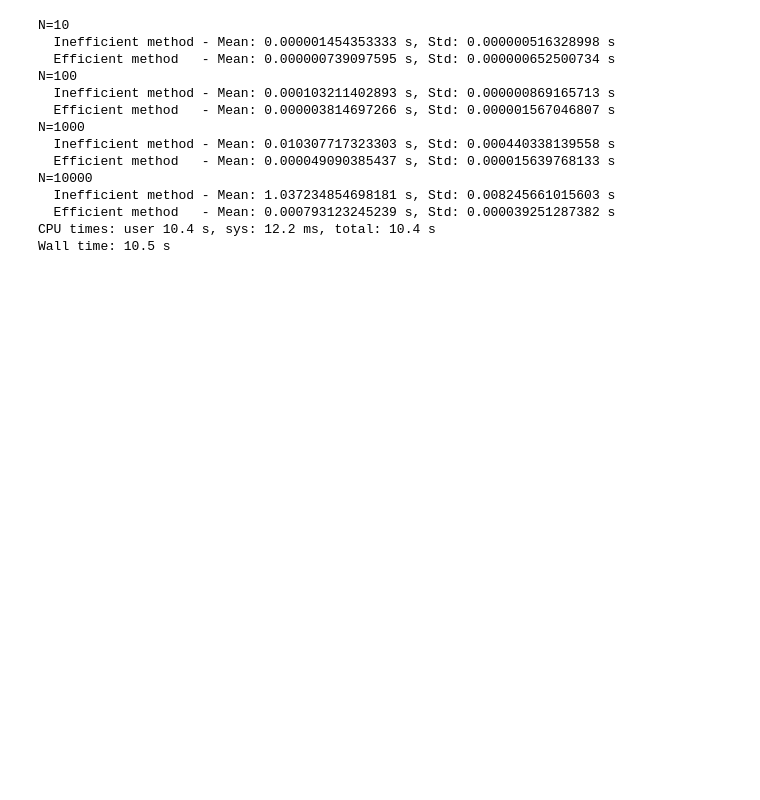
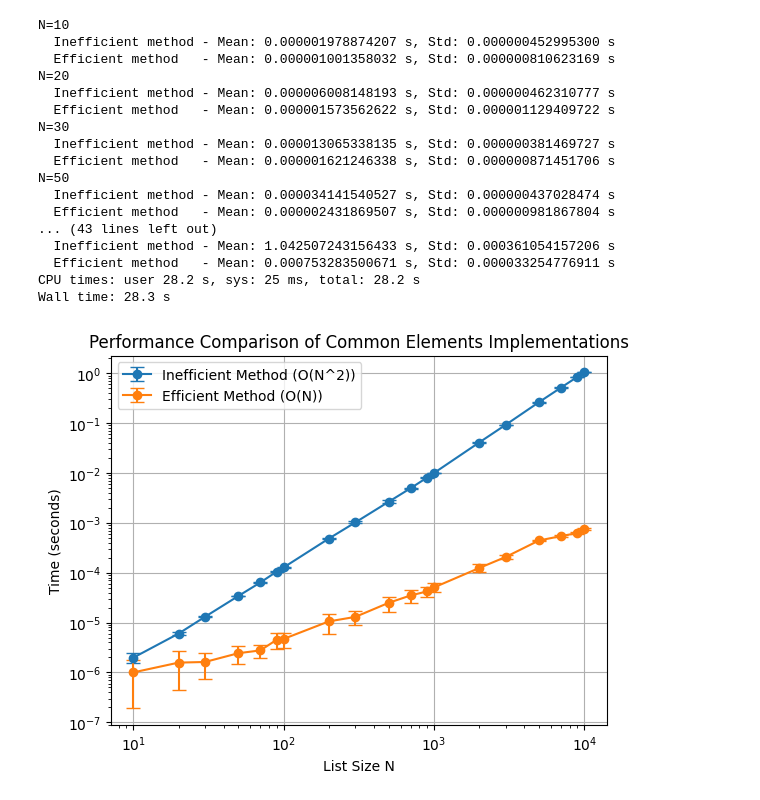
Before and after one commit to AndreaSainz/DIS, a Jupyter notebook: C1/Problem_sheet_2/Boris_Example_Class.ipynb, the cells around one changed output. Drawn from its saved outputs; the diff is of its cells as text; code cells hidden in the pictures; blank space fills up the shorter version.

```diff
--- a/C1/Problem_sheet_2/Boris_Example_Class.ipynb
+++ b/C1/Problem_sheet_2/Boris_Example_Class.ipynb
@@ -1,8 +6,4 @@
 # %%
-import random
-import time
-import matplotlib.pyplot as plt
-import numpy as np
 # Define the inefficient and efficient implementations
 def inefficient_common_elements(list1, list2):
     common_elements = []
@@ -16,7 +17,7 @@ def efficient_common_elements(list1, list2):
     return list(set(list1) & set(list2))
 
 # List sizes to test (you can adjust these values)
-N_values = [10, 100, 1000,  10000]
+N_values = [10,20,30,50,70,90, 100,200,300,500,700,900, 1000, 2000,3000,5000,7000,9000, 10000]
 
 # Lists to store means and standard deviations for times
 inefficient_times_mean = []
@@ -63,16 +64,33 @@ for N in N_values:
     print(f"  Efficient method   - Mean: {efficient_times_mean[-1]:.15f} s, Std: {efficient_times_std[-1]:.15f} s")
 # %% [output]
 N=10
-  Inefficient method - Mean: 0.000001454353333 s, Std: 0.000000516328998 s
-  Efficient method   - Mean: 0.000000739097595 s, Std: 0.000000652500734 s
-N=100
-  Inefficient method - Mean: 0.000103211402893 s, Std: 0.000000869165713 s
-  Efficient method   - Mean: 0.000003814697266 s, Std: 0.000001567046807 s
-N=1000
-  Inefficient method - Mean: 0.010307717323303 s, Std: 0.000440338139558 s
-  Efficient method   - Mean: 0.000049090385437 s, Std: 0.000015639768133 s
-N=10000
-  Inefficient method - Mean: 1.037234854698181 s, Std: 0.008245661015603 s
-  Efficient method   - Mean: 0.000793123245239 s, Std: 0.000039251287382 s
-CPU times: user 10.4 s, sys: 12.2 ms, total: 10.4 s
-Wall time: 10.5 s
+  Inefficient method - Mean: 0.000001978874207 s, Std: 0.000000452995300 s
+  Efficient method   - Mean: 0.000001001358032 s, Std: 0.000000810623169 s
+N=20
+  Inefficient method - Mean: 0.000006008148193 s, Std: 0.000000462310777 s
+  Efficient method   - Mean: 0.000001573562622 s, Std: 0.000001129409722 s
+N=30
+  Inefficient method - Mean: 0.000013065338135 s, Std: 0.000000381469727 s
+  Efficient method   - Mean: 0.000001621246338 s, Std: 0.000000871451706 s
+N=50
+  Inefficient method - Mean: 0.000034141540527 s, Std: 0.000000437028474 s
+  Efficient method   - Mean: 0.000002431869507 s, Std: 0.000000981867804 s
+... (43 lines left out)
+  Inefficient method - Mean: 1.042507243156433 s, Std: 0.000361054157206 s
+  Efficient method   - Mean: 0.000753283500671 s, Std: 0.000033254776911 s
+CPU times: user 28.2 s, sys: 25 ms, total: 28.2 s
+Wall time: 28.3 s
+# %%
+# Plot the results with error bars
+plt.errorbar(N_values, inefficient_times_mean, yerr=inefficient_times_std, label='Inefficient Method (O(N^2))', marker='o', capsize=5)
+plt.errorbar(N_values, efficient_times_mean, yerr=efficient_times_std, label='Efficient Method (O(N))', marker='o', capsize=5)
+
+plt.xlabel('List Size N')
+plt.ylabel('Time (seconds)')
+plt.title('Performance Comparison of Common Elements Implementations')
+plt.legend()
+plt.loglog()
+plt.grid(True)
+plt.show()
+# %% [output]
+[figure, added]
```
Also changed, not shown: parts of 3 cells of this notebook, 3 other files.
